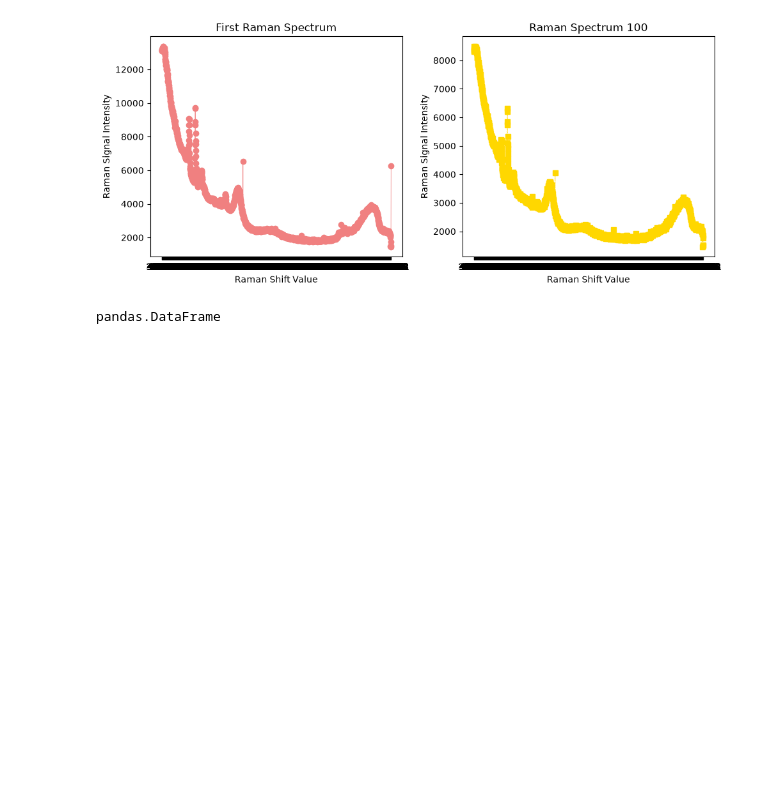
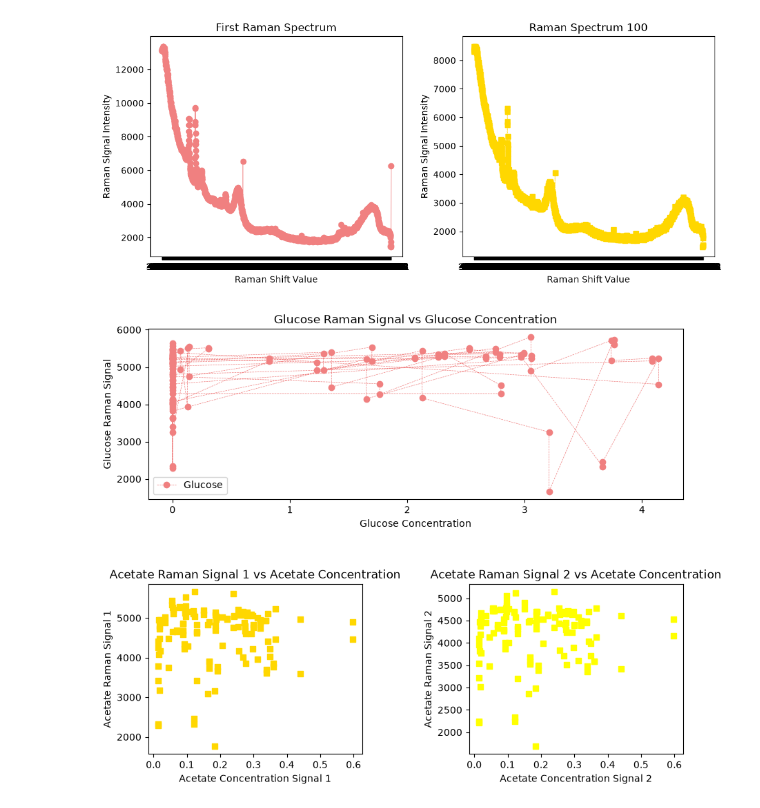
Before and after one commit to DanielU1603/Soft-Biosensor, a Jupyter notebook: Exploratory Analysis/ecoli_fermentation.ipynb, the cells around one changed output. Drawn from its saved outputs; the diff is of its cells as text; code cells hidden in the pictures; blank space fills up the shorter version.

Commit message:
added gridspec plot to analyze relationship between target concentrations and raman signals

```diff
--- a/Exploratory Analysis/ecoli_fermentation.ipynb
+++ b/Exploratory Analysis/ecoli_fermentation.ipynb
@@ -1023,8 +1011,50 @@ type(reduced_df_raw)
 #print(reduced_df_raw.items())
 
 
-#reduced_df_labeled = pd.DataFrame(reduced_df_raw, columns=["Glucose Raman Signal", "Acetate Raman Signal 1", "Acetate Raman Signal 2", "Clucose Concentration", "Acetate Concentration"])
+reduced_df_labeled = pd.DataFrame(reduced_df_raw, columns=["Glucose Raman Signal", "Acetate Raman Signal 1", "Acetate Raman Signal 2", "Clucose Concentration", "Acetate Concentration"])
 #reduced_df_labeled
-#reduced_df.corr()
+reduced_df_labeled.corr()
-# %% [output]
-pandas.DataFrame
+# %%
+#visualizing relationship between raman signals and target variables
+
+gsp = gs.GridSpec(2,
+                  2,
+                  wspace=0.5,
+                  hspace=0.5,
+                  height_ratios=(1, 1),
+                  width_ratios=(1,1)
+                  )
+
+fig = plt.figure(figsize=(10, 8))
+
+ax1 = fig.add_subplot(gsp[0, :])
+ax1.plot(df.loc[:, "Glucose"],
+         glucose_id_signal,
+        marker="o",
+        linestyle="--",
+        linewidth="0.5",
+        color="lightcoral",
+        label="Glucose")
+ax1.set_title("Glucose Raman Signal vs Glucose Concentration")
+ax1.set_xlabel("Glucose Concentration")
+ax1.set_ylabel("Glucose Raman Signal")
+plt.legend()
+
+
+
+ax2 = fig.add_subplot(gsp[1, 0])
+ax2.scatter(df.loc[:, "Acetate"], acetate_id_signal_1, marker="s", color="gold")
+ax2.set_title("Acetate Raman Signal 1 vs Acetate Concentration")
+ax2.set_xlabel("Acetate Concentration Signal 1")
+ax2.set_ylabel("Acetate Raman Signal 1")
+
+
+ax3 = fig.add_subplot(gsp[1, 1])
+ax3.scatter(df.loc[:, "Acetate"], acetate_id_signal_2, marker="s", color="yellow")
+ax3.set_title("Acetate Raman Signal 2 vs Acetate Concentration")
+ax3.set_xlabel("Acetate Concentration Signal 2")
+ax3.set_ylabel("Acetate Raman Signal 2")
+
+plt.show()
+# %% [output]
+[figure, added]
```
Also changed, not shown: parts of 5 cells of this notebook.
